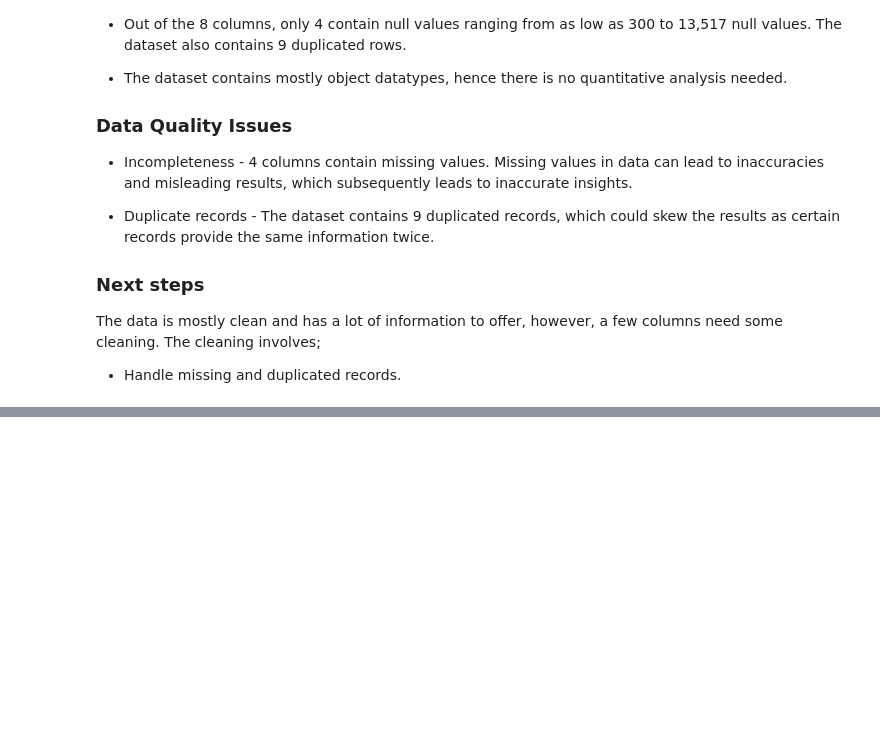
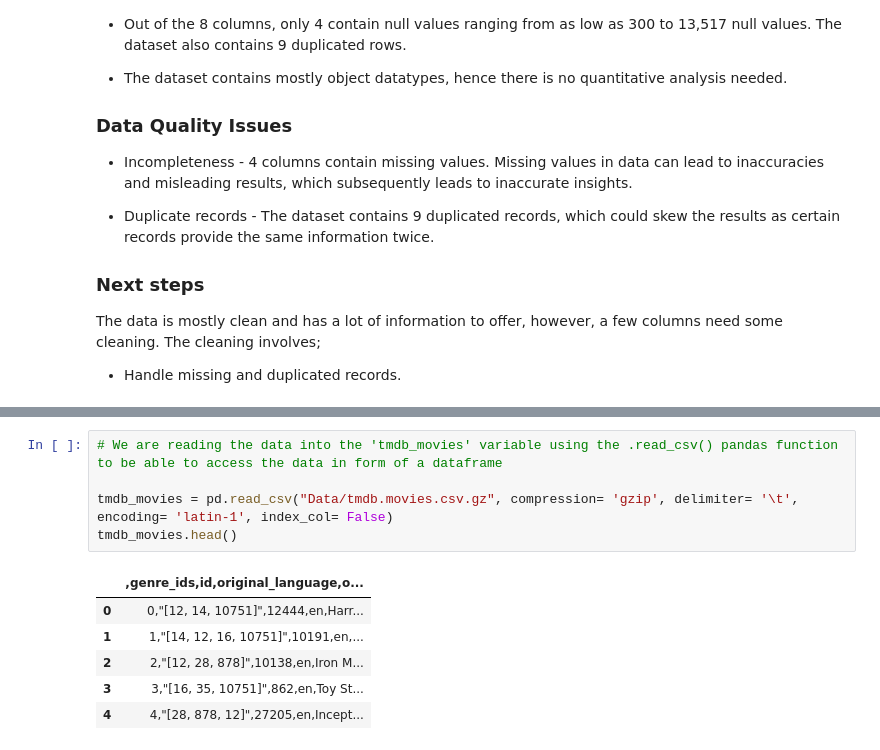
Before and after one commit to WamuyuGitz/movie-insights-project, a Jupyter notebook: vanessa.data_understanding.ipynb, the cells around one changed output, grey strips where cells are left out. Drawn from its saved outputs; the diff is of its cells as text; blank space fills up the shorter version.

```diff
--- a/vanessa.data_understanding.ipynb
+++ b/vanessa.data_understanding.ipynb
@@ -129,0 +259,12 @@ The `rt.movie_info.tsv` data is extracted from Rotten Tomatoes website and conta
+# %%
+# We are reading the data into the 'tmdb_movies' variable using the .read_csv() pandas function to be able to access the data in form of a dataframe
+
+tmdb_movies = pd.read_csv("Data/tmdb.movies.csv.gz", compression= 'gzip', delimiter= '\t', encoding= 'latin-1', index_col= False)
+tmdb_movies.head()
+# %% [output]
+|  | ,genre_ids,id,original_language,o... |
+| 0 | 0,"[12, 14, 10751]",12444,en,Harr... |
+| 1 | 1,"[14, 12, 16, 10751]",10191,en,... |
+| 2 | 2,"[12, 28, 878]",10138,en,Iron M... |
+| 3 | 3,"[16, 35, 10751]",862,en,Toy St... |
+| 4 | 4,"[28, 878, 12]",27205,en,Incept... |
```
Also changed, not shown: parts of 64 cells of this notebook.
